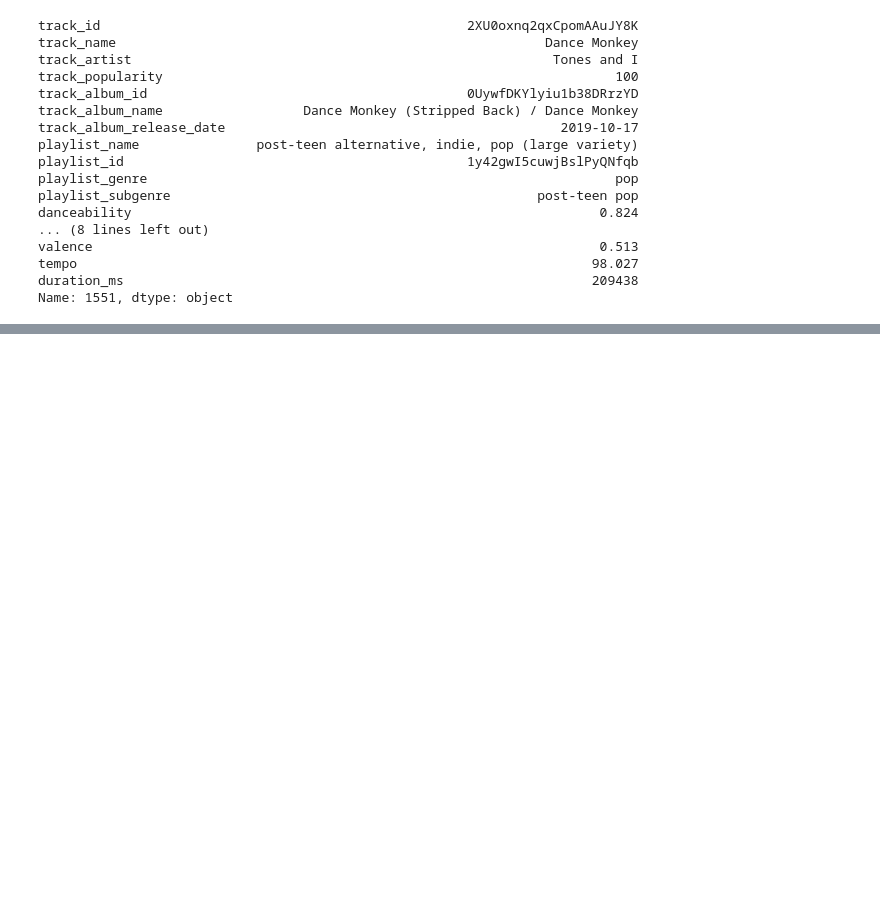
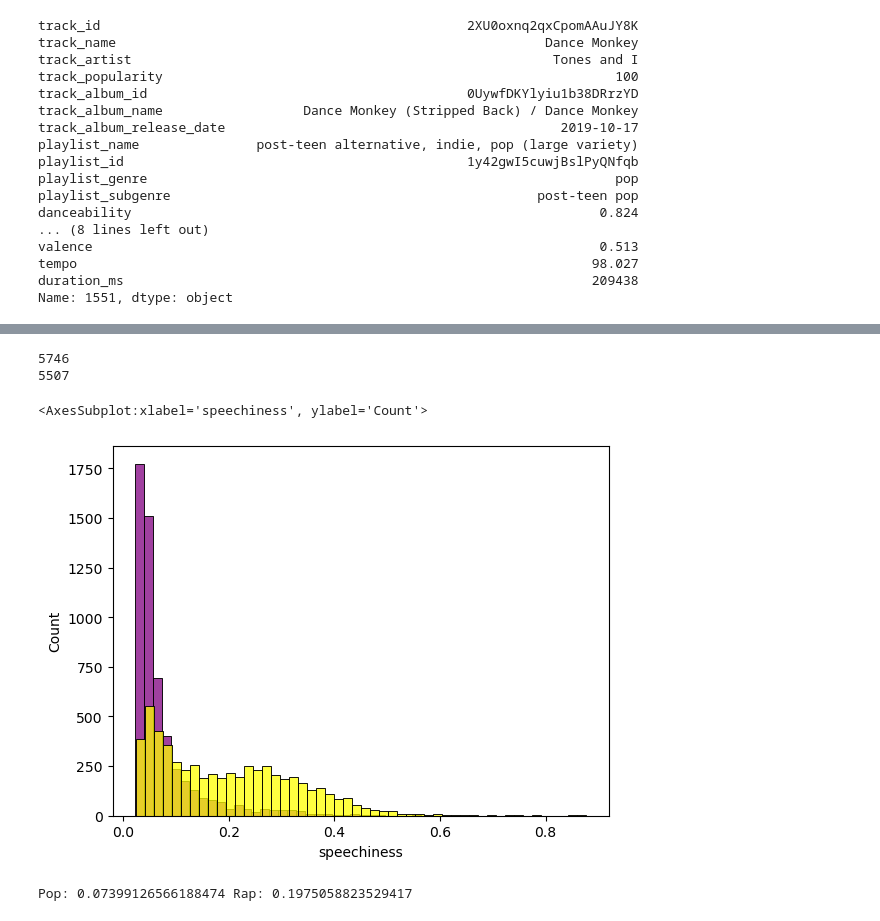
Before and after one commit to CrunchySweet/AI, a Jupyter notebook: Semester1/Spotify/Spotify Songs.ipynb, the cells around one changed output, grey strips where cells are left out. Drawn from its saved outputs; the diff is of its cells as text; code cells hidden in the pictures; blank space fills up the shorter version.

```diff
--- a/Semester1/Spotify/Spotify Songs.ipynb
+++ b/Semester1/Spotify/Spotify Songs.ipynb
@@ -177,0 +178,28 @@ A majority of songs fall within 0.879529304622851 and 0.5177092367836702
+# %%
+spop = 0
+srap = 0
+for song in df["playlist_genre"]:
+    if song == "pop":
+        spop += 1
+    elif song == "rap":
+        srap += 1
+print(srap)
+print(spop)
+# %% [output]
+5746
+5507
+# %%
+df_pop = df[df["playlist_genre"] == "pop"]
+df_rap = df[df["playlist_genre"] == "rap"]
+# %%
+sns.histplot(data=df_pop, x="speechiness",bins=50,color="purple")
+sns.histplot(data=df_rap, x="speechiness",bins=50,color="yellow")
+# %% [output]
+<AxesSubplot:xlabel='speechiness', ylabel='Count'>
+[figure, added]
+# %%
+pop_mean = df_pop["speechiness"].mean()
+rap_mean = df_rap["speechiness"].mean()
+print("Pop:", pop_mean, "Rap:", rap_mean)
+# %% [output]
+Pop: 0.07399126566188474 Rap: 0.1975058823529417
```
Also changed, not shown: parts of 20 cells of this notebook.
